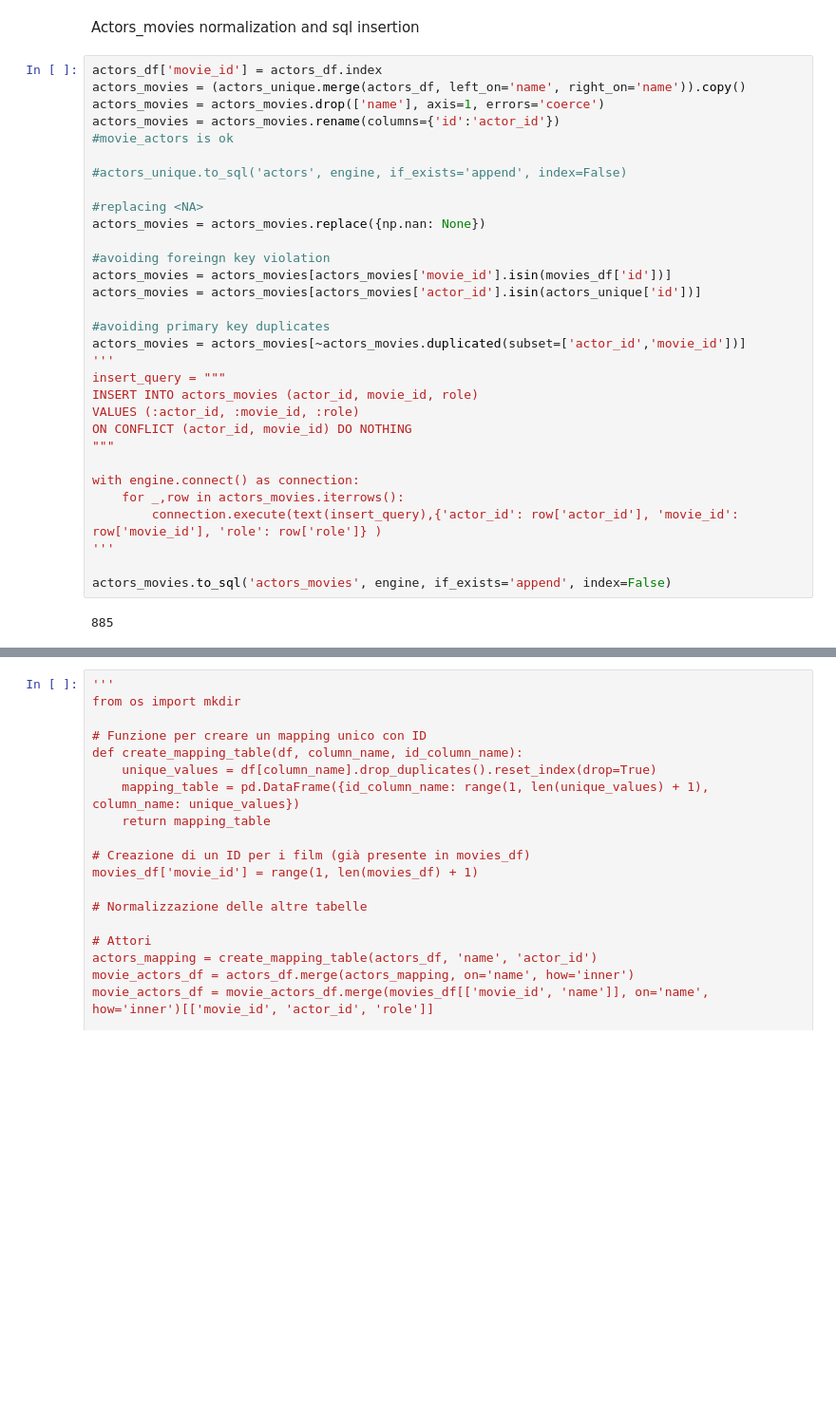
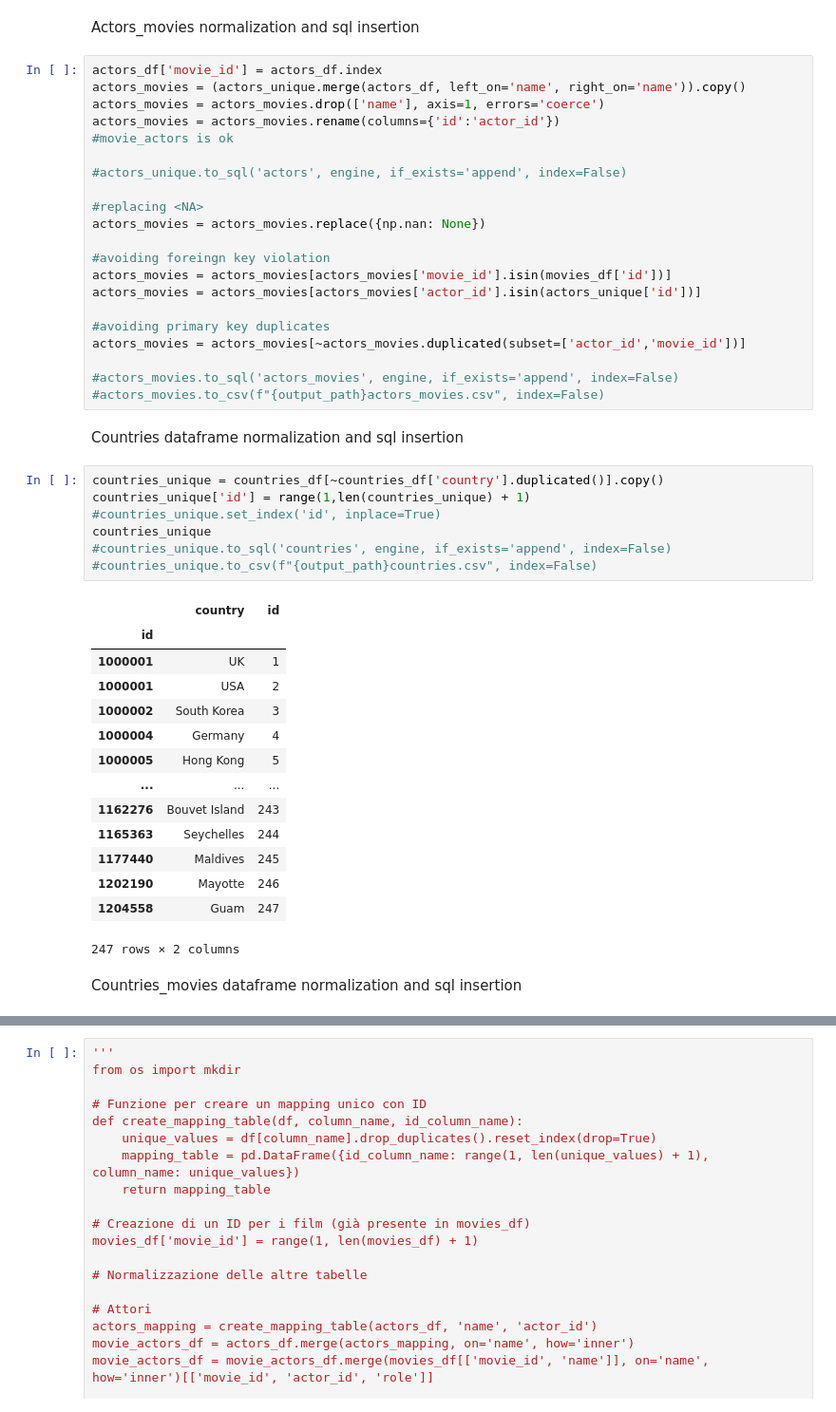
Before and after one commit to SacchettiLorenzo/IUMTWEB_DataAnalysis, a Jupyter notebook: data cleaning/DataCleaning.ipynb, the cells around one changed output, grey strips where cells are left out. Shown: that part at 95% size. Drawn from its saved outputs; the diff is of its cells as text; blank space fills up the shorter version.

Commit message:
country, countries_movies,normalization and sql insertion

```diff
--- a/data cleaning/DataCleaning.ipynb
+++ b/data cleaning/DataCleaning.ipynb
@@ -904,18 +906,32 @@ actors_movies = actors_movies[actors_movies['actor_id'].isin(actors_unique['id']
 
 #avoiding primary key duplicates
 actors_movies = actors_movies[~actors_movies.duplicated(subset=['actor_id','movie_id'])]
-'''
-insert_query = """
-INSERT INTO actors_movies (actor_id, movie_id, role)
-VALUES (:actor_id, :movie_id, :role)
-ON CONFLICT (actor_id, movie_id) DO NOTHING
-"""
 
-with engine.connect() as connection:
-    for _,row in actors_movies.iterrows():
-        connection.execute(text(insert_query),{'actor_id': row['actor_id'], 'movie_id': row['movie_id'], 'role': row['role']} )
-'''
-
-actors_movies.to_sql('actors_movies', engine, if_exists='append', index=False)
+#actors_movies.to_sql('actors_movies', engine, if_exists='append', index=False)
+#actors_movies.to_csv(f"{output_path}actors_movies.csv", index=False)
-# %% [output]
-885
+# %% [markdown]
+Countries dataframe normalization and sql insertion
+# %%
+countries_unique = countries_df[~countries_df['country'].duplicated()].copy()
+countries_unique['id'] = range(1,len(countries_unique) + 1)
+#countries_unique.set_index('id', inplace=True)
+countries_unique
+#countries_unique.to_sql('countries', engine, if_exists='append', index=False)
+#countries_unique.to_csv(f"{output_path}countries.csv", index=False)
+# %% [output]
+|  | country | id |
+| id |  |  |
+| 1000001 | UK | 1 |
+| 1000001 | USA | 2 |
+| 1000002 | South Korea | 3 |
+| 1000004 | Germany | 4 |
+| 1000005 | Hong Kong | 5 |
+| ... | ... | ... |
+| 1162276 | Bouvet Island | 243 |
+| 1165363 | Seychelles | 244 |
+| 1177440 | Maldives | 245 |
+| 1202190 | Mayotte | 246 |
+| 1204558 | Guam | 247 |
+247 rows × 2 columns
+# %% [markdown]
+Countries_movies dataframe normalization and sql insertion
```
Also changed, not shown: parts of 4 cells of this notebook.
